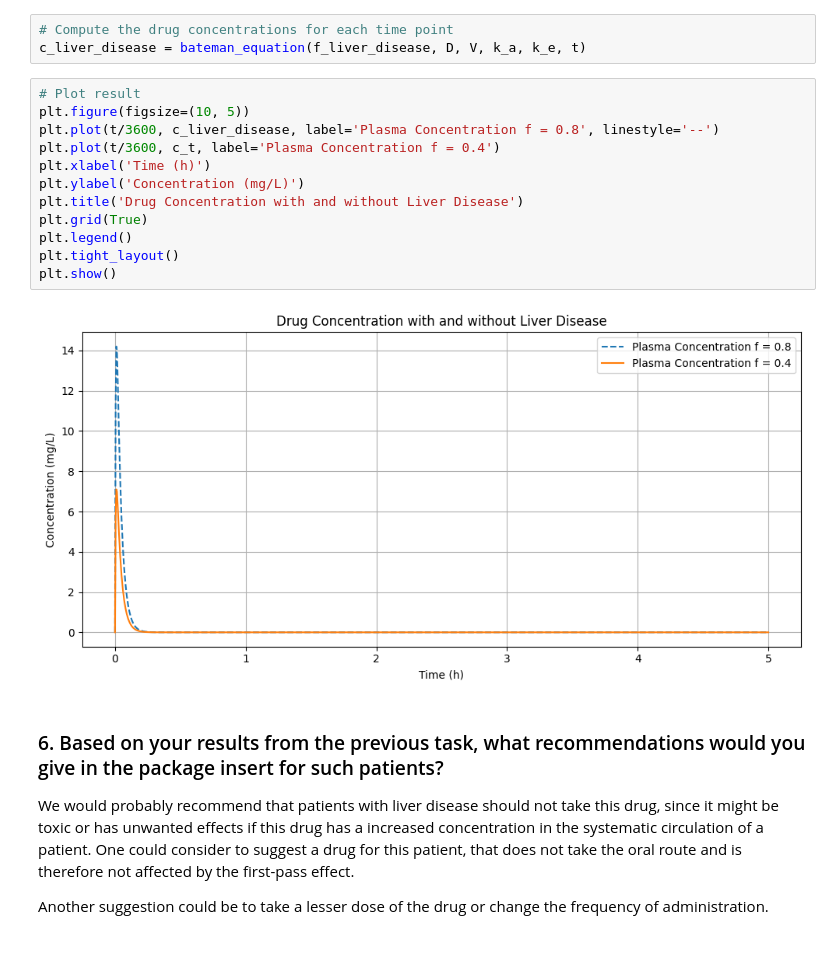
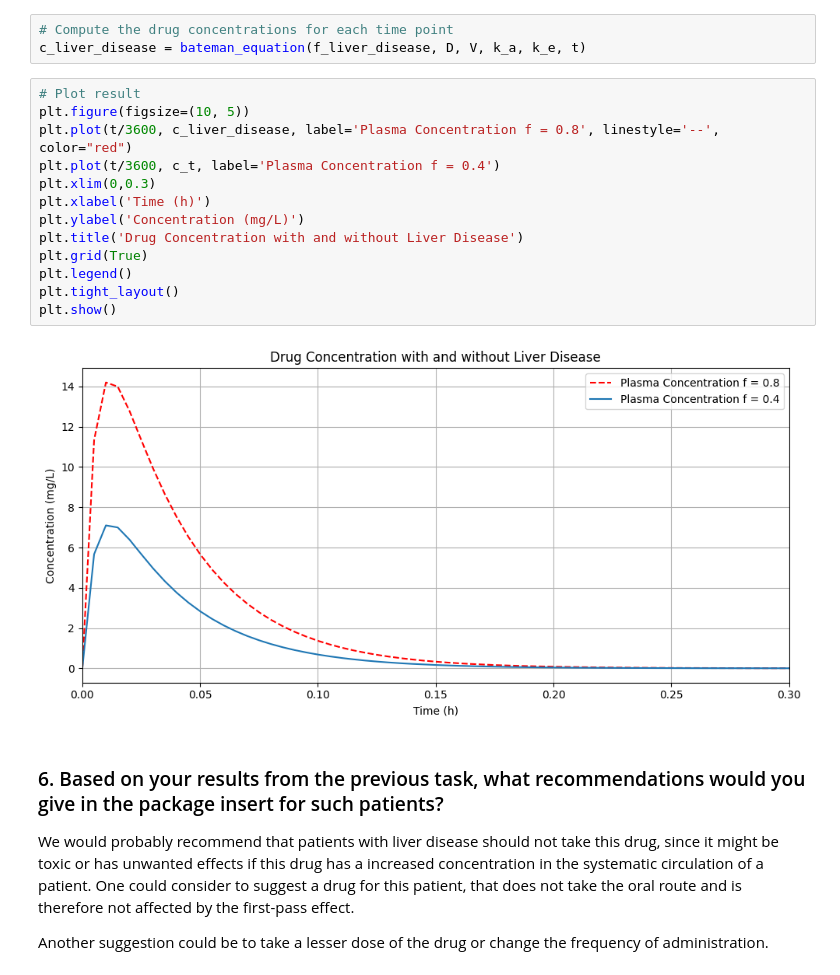
Before and after one commit to sarahhw01/SBDD, a Jupyter notebook: Assignment3/A3_1.ipynb, the cells around one changed output. Cells and saved outputs as stored; diff of their text form.

```diff
--- a/Assignment3/A3_1.ipynb
+++ b/Assignment3/A3_1.ipynb
@@ -65,17 +86,18 @@ c_liver_disease = bateman_equation(f_liver_disease, D, V, k_a, k_e, t)
 # %%
 # Plot result
 plt.figure(figsize=(10, 5))
-plt.plot(t/3600, c_liver_disease, label='Plasma Concentration f = 0.8', linestyle='--')
+plt.plot(t/3600, c_liver_disease, label='Plasma Concentration f = 0.8', linestyle='--', color="red")
 plt.plot(t/3600, c_t, label='Plasma Concentration f = 0.4')
+plt.xlim(0,0.3)
 plt.xlabel('Time (h)')
 plt.ylabel('Concentration (mg/L)')
 plt.title('Drug Concentration with and without Liver Disease')
 plt.grid(True)
 plt.legend()
 plt.tight_layout()
 plt.show()
 # %% [output]
-[figure, old version]
+[figure, new version]
 # %% [markdown]
 ### 6. Based on your results from the previous task, what recommendations would you give in the package insert for such patients?
 We would probably recommend that patients with liver disease should not take this drug, since it might be toxic or has unwanted effects if this drug has a increased concentration in the systematic circulation of a patient. One could consider to suggest a drug for this patient, that does not take the oral route and is therefore not affected by the first-pass effect.
```
Also changed, not shown: parts of 2 cells of this notebook.
